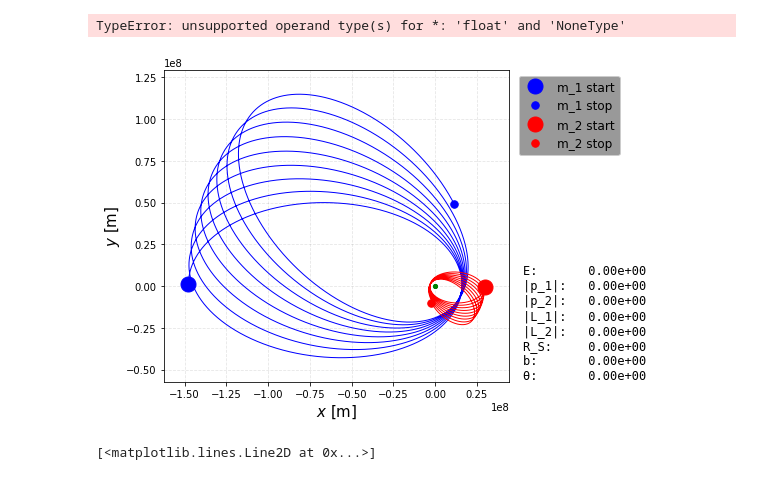
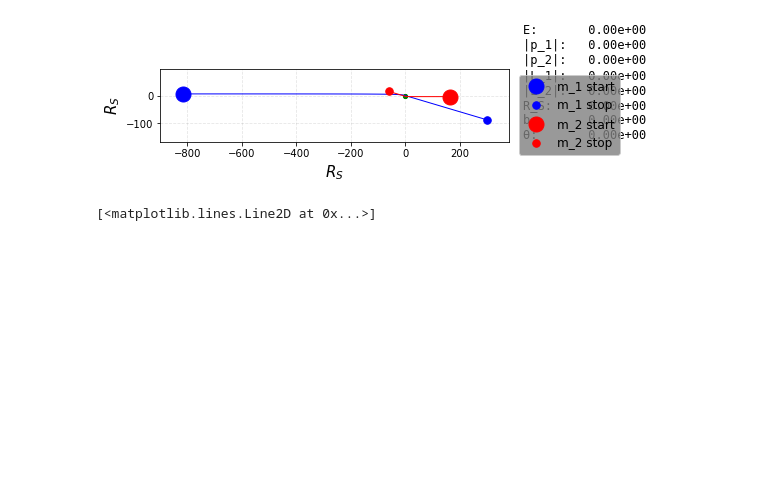
Before and after one commit to carlivas/Binary-Black-Hole-Orbitals, a Jupyter notebook: 04 POST MINKOWSKIAN EXPANSION/test.ipynb, the cells around one changed output. Saved outputs shown, nothing was run; the diff lists cells and outputs as text; code cells hidden in the pictures; blank space fills up the shorter version.

```diff
--- a/04 POST MINKOWSKIAN EXPANSION/test.ipynb
+++ b/04 POST MINKOWSKIAN EXPANSION/test.ipynb
@@ -14,32 +14,30 @@ M_earth = const.M_earth.value
 # v_1 = np.array([0.,    0.07])
 # v_2 = np.array([0.,      0.])
 
-m_1 = 10*M_sun
-m_2 = 50*M_sun
+m_1 = 10
+m_2 = 50
 R_S = 2*(m_1 + m_2)*G
-x_1 = np.array([-1000., 10.])*R_S
-x_2 = np.array([0.,      0.])*R_S
-p_1 = np.array([0., 0.01])
+x_1 = np.array([-1000., 10.])
+x_2 = np.array([0.,      0.])
+p_1 = np.array([0.0001,  0.])
 p_2 = np.array([0.,      0.])
 P_1 = np.array([np.sqrt(np.dot(p_1, p_1) + m_1**2), p_1[0], p_1[1]])
 P_2 = np.array([np.sqrt(np.dot(p_2, p_2) + m_2**2), p_2[0], p_2[1]])
 
 s = x_1, x_2, P_1, P_2, m_1, m_2
 # %%
-t_max = 1e6*R_S/c
-dt = t_max/1e5
+t_max = 1e10
+dt = t_max/10e3
 pos1, pos2, pos_CM = run_model(s, t_max = t_max, dt = dt, mode = 'PM')
-# %% [output]
-TypeError: unsupported operand type(s) for *: 'float' and 'NoneType'
 # %%
-M = slice(0, int(len(pos1[0])), 1)
-orbPlotter(pos1[:,M], pos2[:,M], pos_CM[:,M], CM = True, DL = False)
+M = slice(0, int(len(pos1[0])/100), 1)
+orbPlotter(pos1[:,M], pos2[:,M], pos_CM[:,M], CM = True, DL = True)
 
 # lim = 2e11
 # lims = (-lim, lim)
 # orbPlotter_lims(pos1[:,M], pos2[:,M], pos_CM[:,M], CM = True, DL = False, xlim=lims, ylim=lims)
 # %% [output]
-[figure, old version]
+[figure, new version]
 # %%
 travel = []
 for i in range(len(pos1[0])):
```
Also changed, not shown: parts of 3 cells of this notebook, 1 other file.
